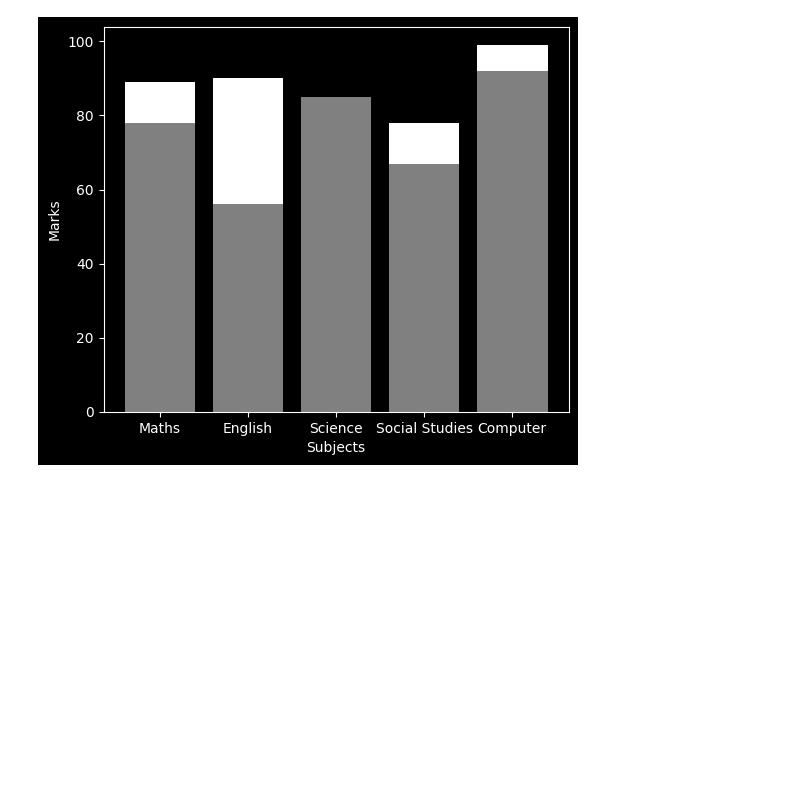
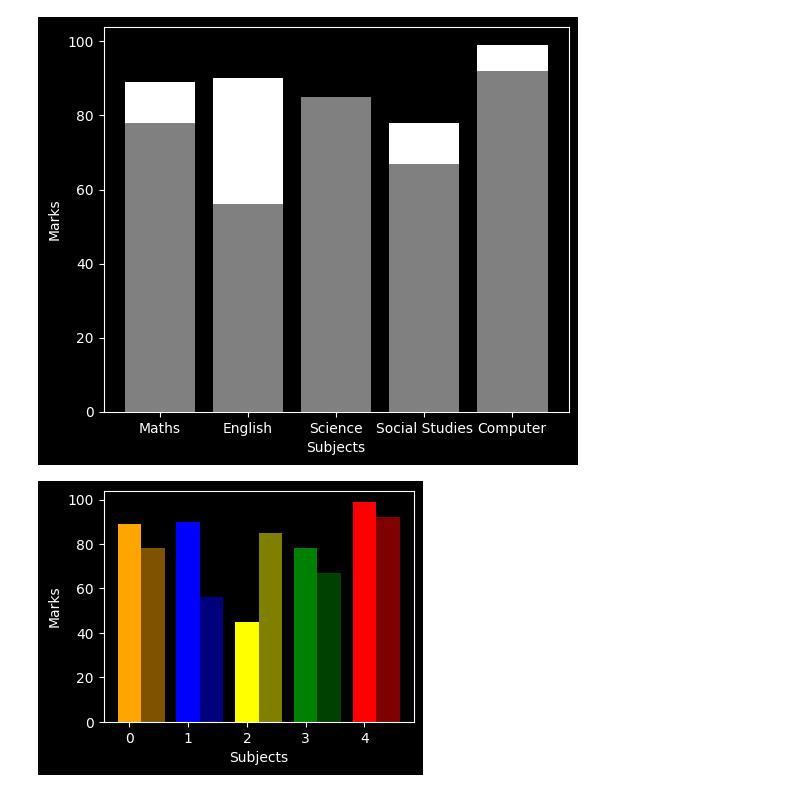
Before and after one commit to tusharmaurya267/Python_basic, a Jupyter notebook: Matplotlib_&_Seaborn.ipynb, the cells around one changed output. Cells and saved outputs as stored; diff of their text form; code cells hidden in the pictures; blank space fills up the shorter version.

```diff
--- a/Matplotlib_&_Seaborn.ipynb
+++ b/Matplotlib_&_Seaborn.ipynb
@@ -135,3 +135,19 @@ plt.ylabel("Marks")
 plt.show()
 # %% [output]
 [figure]
+# %%
+subjects_len = np.arange(len(subjects))
+width=0.4
+# %%
+plt.figure(figsize = (4,3))
+
+colors = ['orange','blue','yellow','green','red']
+
+plt.bar(subjects_len, marks1, width = width, color = colors)
+plt.bar(subjects_len + width, marks2, width = width, color = colors, alpha = 0.5)
+
+plt.xlabel('Subjects')
+plt.ylabel('Marks')
+plt.show()
+# %% [output]
+[figure, added]
```
Also changed, not shown: parts of 8 cells of this notebook.
